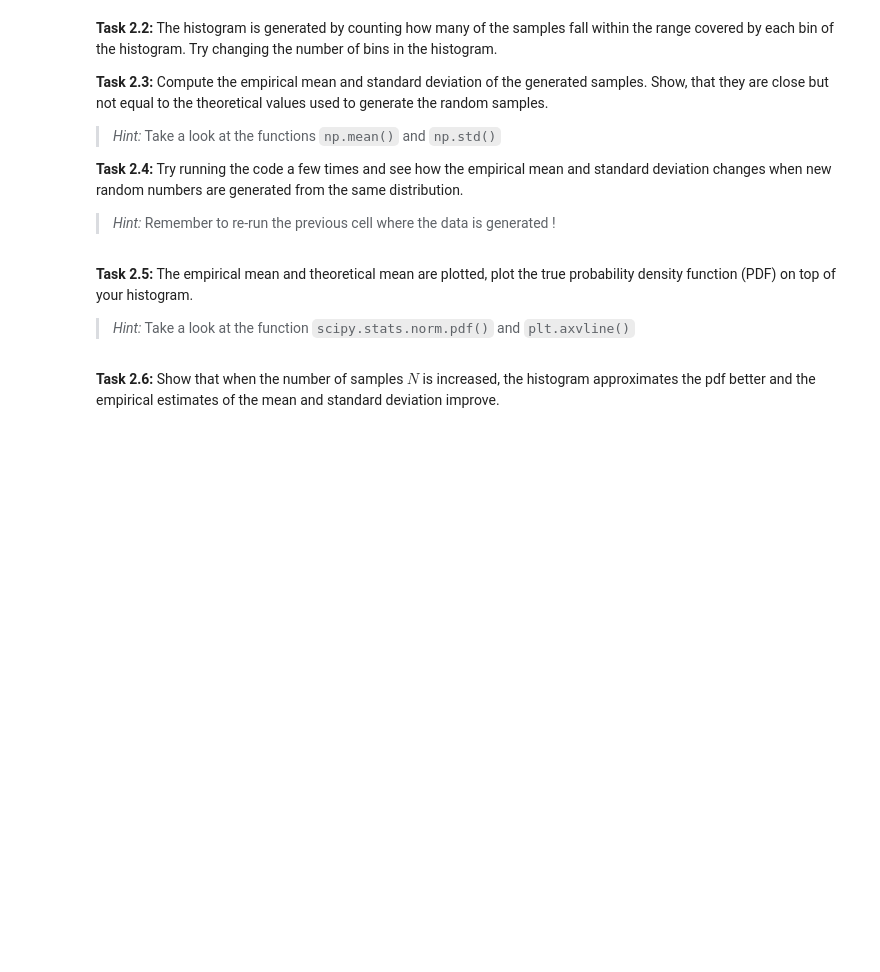
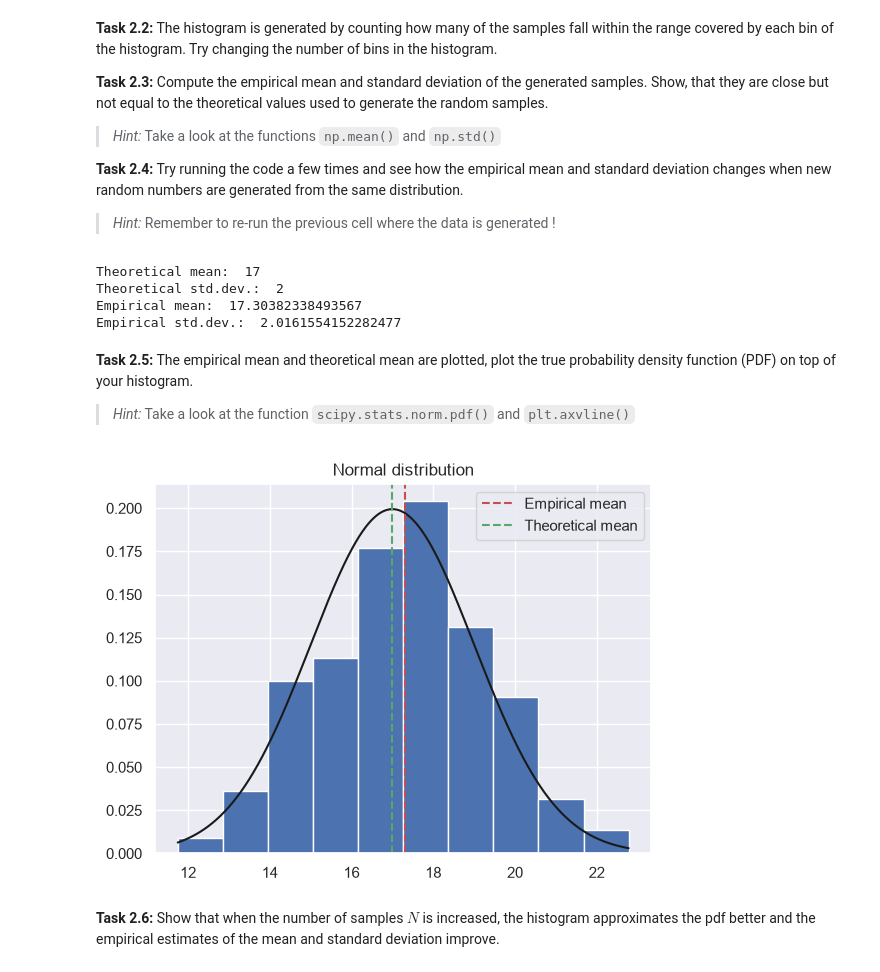
Before and after one commit to NicolaiNielsen/02452exercises, a Jupyter notebook: week4/exercise4.ipynb, the cells around one changed output. Cells and saved outputs as stored; diff of their text form; code cells hidden in the pictures; blank space fills up the shorter version.

```diff
--- a/week4/exercise4.ipynb
+++ b/week4/exercise4.ipynb
@@ -293,30 +328,39 @@ samples.
 > *Hint:* Remember to re-run the previous cell where the data is generated !
 # %%
 # YOUR CODE HERE
-raise NotImplementedError()
+mu_ = np.mean(X)
+sigma_ = np.std(X)
 
 print("Theoretical mean: ", mu)
 print("Theoretical std.dev.: ", sigma)
 print("Empirical mean: ", mu_)
 print("Empirical std.dev.: ", sigma_)
+# %% [output]
+Theoretical mean:  17
+Theoretical std.dev.:  2
+Empirical mean:  17.30382338493567
+Empirical std.dev.:  2.0161554152282477
 # %% [markdown]
 **Task 2.5:** The empirical mean and theoretical mean are plotted, plot the true probability density function (PDF) on top of your histogram.
 > *Hint:* Take a look at the function `scipy.stats.norm.pdf()` and `plt.axvline()`
 # %%
 # Plot the histogram
 fig = plt.figure()
 plt.title("Normal distribution")
 plt.hist(X, bins=nbins, density=True)
 
 # Over the histogram, plot the theoretical probability distribution function:
-# YOUR CODE HERE
-raise NotImplementedError()
+x = np.linspace(X.min(), X.max(), 1000)
+pdf = stats.norm.pdf(x, loc=17, scale=2)
+plt.plot(x, pdf, "-", color="k")
 
 # Plot the empirical mean and theoretical mean
 plt.axvline(mu_, color='r', linestyle='--', label='Empirical mean')
 plt.axvline(mu, color='g', linestyle='--', label='Theoretical mean')
 plt.legend()
 plt.show()
+# %% [output]
+[figure, added]
 # %% [markdown]
 **Task 2.6:** Show that when the number of samples $N$ is increased, the histogram approximates the pdf better and the empirical estimates of the mean and standard deviation improve.
 # %% [markdown]
```
Also changed, not shown: parts of 47 cells of this notebook.
